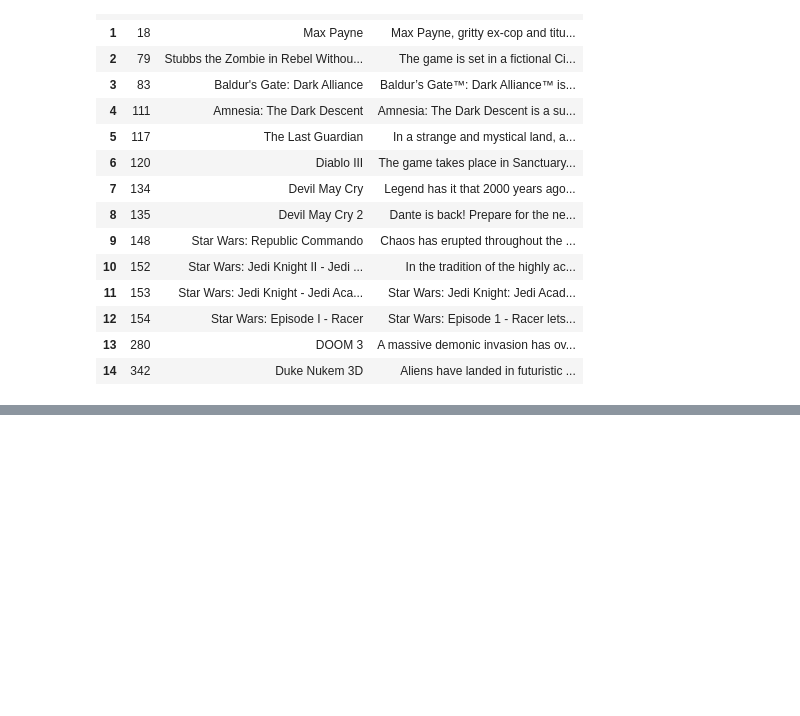
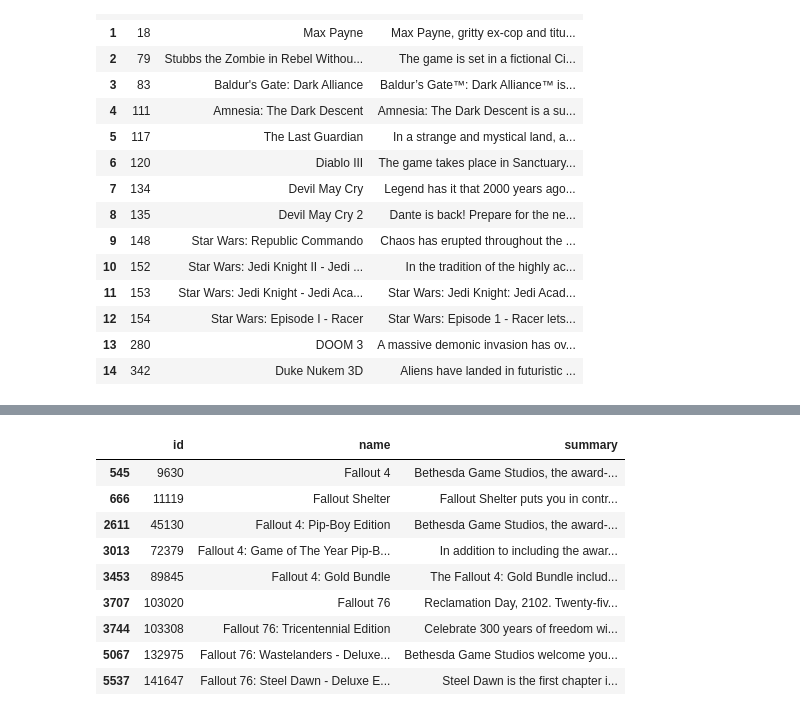
Before and after one commit to Marcostbo/game-recommender, a Jupyter notebook: game_recommender.ipynb, the cells around one changed output, grey strips where cells are left out. Saved outputs shown, nothing was run; the diff lists cells and outputs as text; code cells hidden in the pictures; blank space fills up the shorter version.

```diff
--- a/game_recommender.ipynb
+++ b/game_recommender.ipynb
@@ -175,0 +197,14 @@ new_game_df[new_game_df['name'].str.contains("Batman")]
+# %%
+# seleciona jogos com 'Fallout' no nome
+new_game_df[new_game_df['name'].str.contains("Fallout")]
+# %% [output]
+|  | id | name | summary |
+| 545 | 9630 | Fallout 4 | Bethesda Game Studios, the award-... |
+| 666 | 11119 | Fallout Shelter | Fallout Shelter puts you in contr... |
+| 2611 | 45130 | Fallout 4: Pip-Boy Edition | Bethesda Game Studios, the award-... |
+| 3013 | 72379 | Fallout 4: Game of The Year Pip-B... | In addition to including the awar... |
+| 3453 | 89845 | Fallout 4: Gold Bundle | The Fallout 4: Gold Bundle includ... |
+| 3707 | 103020 | Fallout 76 | Reclamation Day, 2102. Twenty-fiv... |
+| 3744 | 103308 | Fallout 76: Tricentennial Edition | Celebrate 300 years of freedom wi... |
+| 5067 | 132975 | Fallout 76: Wastelanders - Deluxe... | Bethesda Game Studios welcome you... |
+| 5537 | 141647 | Fallout 76: Steel Dawn - Deluxe E... | Steel Dawn is the first chapter i... |
```
Also changed, not shown: parts of 40 cells of this notebook, 3 other files.
